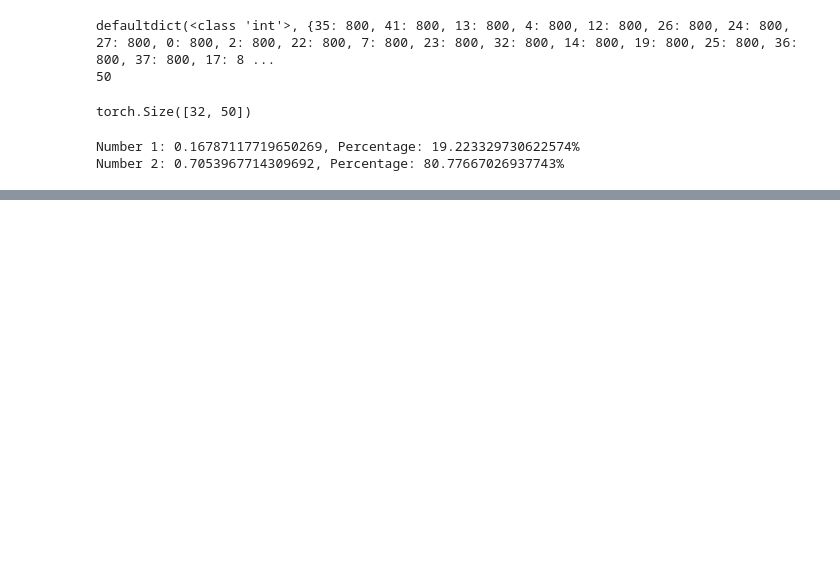
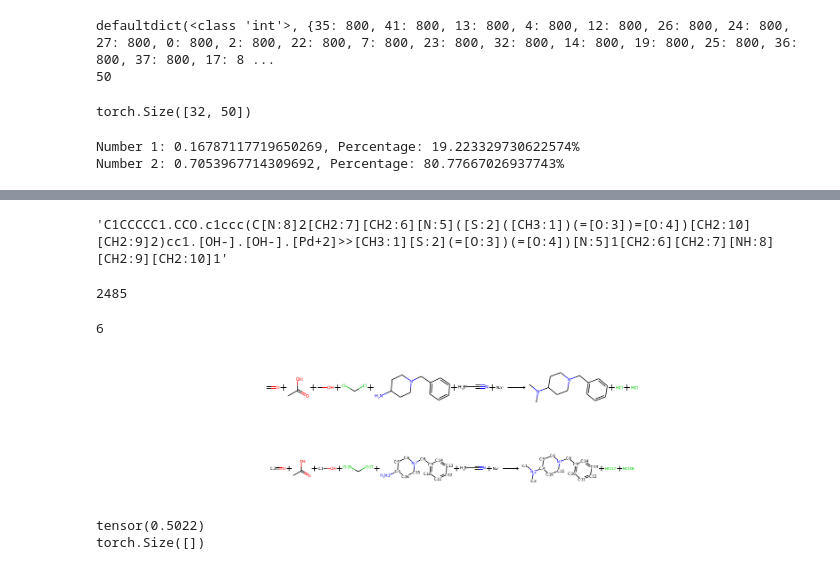
Before and after one commit to phuocchung123/kaggle_recat, a Jupyter notebook: draft.ipynb, the cells around one changed output, grey strips where cells are left out. Saved outputs shown, nothing was run; the diff lists cells and outputs as text; code cells hidden in the pictures; blank space fills up the shorter version.

```diff
--- a/draft.ipynb
+++ b/draft.ipynb
@@ -262,3 +262,8 @@ for epoch in range(n_epochs):
                 % (epoch, np.mean(val_loss_list),val_acc,val_mcc)
             )
             print('\n'+'*'*100)
+# %%
+import pandas as pd
+
+data=pd.read_csv('./data_chung/schneider50k.tsv',sep='\t',index_col=0)
+data.head()
@@ -264,0 +304,39 @@ for epoch in range(n_epochs):
+# %%
+from rxnmapper import RXNMapper
+rxnmapper = RXNMapper()
+# provide SMILES of reactants and products separated by >>
+example_reaction = data.loc[0,'rxn']
+res = rxnmapper.get_attention_guided_atom_maps([example_reaction])
+res[0]['mapped_rxn']
+# %% [output]
+'C1CCCCC1.CCO.c1ccc(C[N:8]2[CH2:7][CH2:6][N:5]([S:2]([CH3:1])(=[O:3])=[O:4])[CH2:10][CH2:9]2)cc1.[OH-].[OH-].[Pd+2]>>[CH3:1][S:2](=[O:3])(=[O:4])[N:5]1[CH2:6][CH2:7][NH:8][CH2:9][CH2:10]1'
+# %%
+lis=[]
+lis_idx=[]
+dem=0
+for idx,i in enumerate(data['rxn'].values):
+    p_smi=i.split('>>')[1]
+    a=[]
+    if len(p_smi.split('.'))>1:
+        dem+=1
+        if dem>1:
+            lis.append(i)
+            lis_idx.append(idx)
+        # a.extend(p_smi.split('.'))
+        # if len(a)>1:
+        #     dem=0
+        #     for idx,j in enumerate(a):
+        #         if len(j)>1:
+        #             # print(j)
+        #             dem+=1
+
+        #     if dem >1:
+        #         lis.append(i)
+# %%
+len(lis)
+# %% [output]
+2485
+# %%
+len(data.rxn.values[0].split('>>')[0].split('.'))
+# %% [output]
+6
@@ -264,0 +345,29 @@ for epoch in range(n_epochs):
+# %%
+from rdkit.Chem import AllChem, Draw
+react1=data.rxn.values[lis_idx[1]]
+rxn=AllChem.ReactionFromSmarts(react1,useSmiles=True)
+Draw.ReactionToImage(rxn)
+# %% [output]
+[figure, added]
+# %%
+from rxnmapper import RXNMapper
+rxnmapper = RXNMapper()
+# provide SMILES of reactants and products separated by >>
+example_reaction = react1
+res = rxnmapper.get_attention_guided_atom_maps([example_reaction])
+react1=res[0]['mapped_rxn']
+rxn=AllChem.ReactionFromSmarts(react1,useSmiles=True)
+Draw.ReactionToImage(rxn)
+# %% [output]
+[figure, added]
+# %%
+import torch
+k=torch.rand(2)
+q=torch.rand(2)
+un_att=k@(q.T)
+print(un_att)
+print(un_att.shape)
+v=torch.rand(4)
+# %% [output]
+tensor(0.5022)
+torch.Size([])
```
Also changed, not shown: parts of 4 cells of this notebook, 9 other files.
